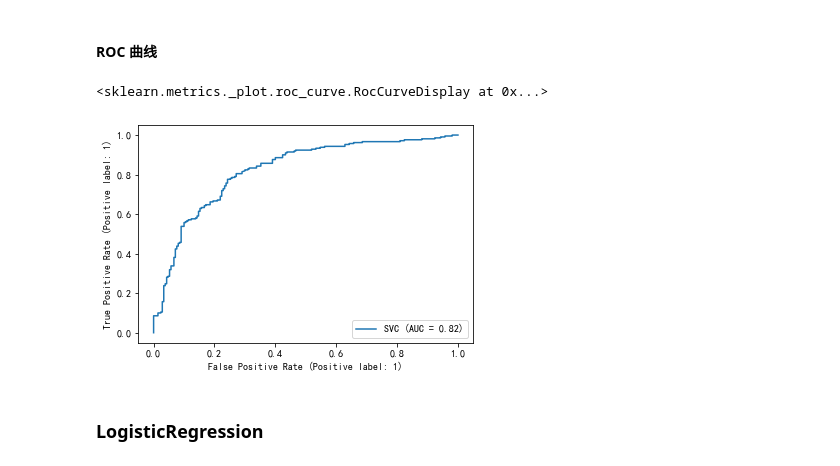
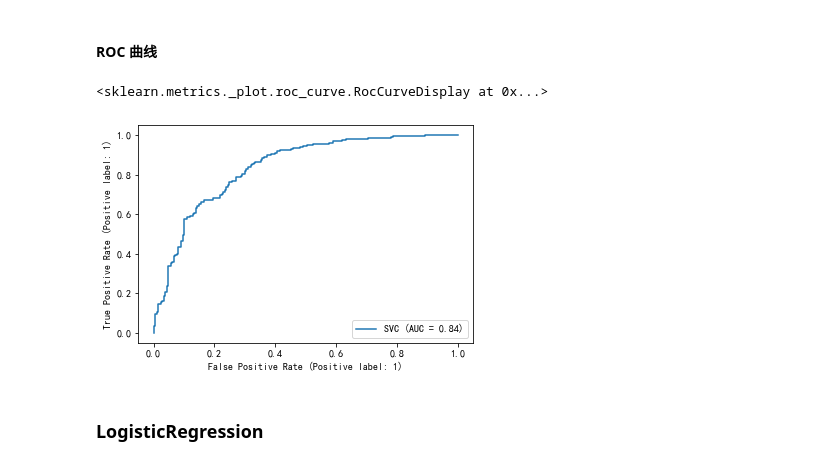
Before and after one commit to Step2312/Code, a Jupyter notebook: dpn/dpn-版本11987.ipynb, the cells around one changed output. Saved outputs shown, nothing was run; the diff lists cells and outputs as text; code cells hidden in the pictures.

```diff
--- a/dpn-版本11987.ipynb
+++ b/dpn/dpn-版本11987.ipynb
@@ -281,3 +281,22 @@ NLR     levene-f=3.83   levene-p=0.05   dpnY-mean=2.51  dpnY-std=1.67   dpnN-mea
+# %%
+zh2en = {
+    '年龄':'Age' ,
+    '病程':'Diabetes duration',
+    '活化部分凝血活酶时间（APTT）':'Activeated partial thromboplasting time (APTT)',
+    '总胆固醇':'total cholesterol(TC)',
+    '尿酸':'Uric acid(UA)',
+    '血红蛋白':'Hemoglobin (Hb)',
+    'C2/C0':'C2/C0',
+    'NLR':'NLR',
+    '白蛋白':'Albumin(ALB)',
+    '尿素': 'UREA',
+    '胰岛素抵抗指数':'HOMA-IR',
+    '肌酐':'Creatinine(Cr)',
+    '24h尿蛋白定量':'24-hour urinary protein quantity',
+    '总胆红素':'Total bilirubin',
+    '糖化血红蛋白':'glycated hemoglobin A1C (HbA1c)',
+    '尿蛋白定量':'Urine protein quantity'
+}
 # %% [markdown]
 ## 模型对比
 # %% [markdown]
@@ -419,7 +437,7 @@ plot_roc_curve(clf_xgb,X_shap_test,y_shap_test)
 # %% [markdown]
 ### SVC
 # %%
-TRAIN_SVC = True
+TRAIN_SVC = False
 from sklearn.svm import SVC
 def objective(trial):
     train_x, valid_x, train_y, valid_y = train_test_split(
@@ -448,10 +463,5 @@ if TRAIN_SVC:
 # %%
-fixed_params = {
-    'probability':True,
-    'random_state':43,
-    'C':0.9596793665125436,
-    'gamma':0.49185960563431513
-}
+fixed_params = {'C': 0.9899203552790449, 'break_ties': False, 'cache_size': 200, 'class_weight': None, 'coef0': 0.0, 'decision_function_shape': 'ovr', 'degree': 3, 'gamma': 0.8098439704037791, 'kernel': 'rbf', 'max_iter': -1, 'probability': True, 'random_state': 43, 'shrinking': True, 'tol': 0.001, 'verbose': False}
 if TRAIN_SVC:
     clf_svc = SVC(**study.best_params)
 else:
@@ -499,12 +509,14 @@ if round(np.mean(Accuracy), 3) >=0.8:
 #### SHAP
 # %%
 from sklearn.model_selection import train_test_split
-data = pd.read_excel('./output/dpn/data/dpn_resampled.xlsx')
+import pandas as pd
+data = pd.read_excel('../output/dpn/data/dpn_resampled.xlsx')
 X_shap = data.drop(columns='分组')
+X_shap.rename(columns=zh2en,inplace=True)
 y_shap = data['分组']
-X_shap_train,X_shap_test,y_shap_train,y_shap_test = train_test_split(X_shap,y_shap,test_size=0.5,random_state=43)
+X_shap_train,X_shap_test,y_shap_train,y_shap_test = train_test_split(X_shap,y_shap,test_size=0.7,random_state=43)
 clf_svc.fit(X_shap_train,y_shap_train)
-explainer = shap.KernelExplainer(clf_svc.predict,shap.sample(X_shap_train, 2,random_state=43))
-shap_values_SVC_train = explainer.shap_values(X_shap_test)
-shap.summary_plot(shap_values_SVC_train, X_shap_test)
+explainer = shap.KernelExplainer(clf_svc.predict,shap.sample(X_shap_train, 100,random_state=43))
+shap_values_SVC_test = explainer.shap_values(X_shap_test)
+shap.summary_plot(shap_values_SVC_test, X_shap_test)
 # %% [output]
@@ -524,11 +537,11 @@ AttributeError: predict_proba is not available when  probability=False
 #### ROC 曲线
 # %%
 from sklearn.metrics import plot_roc_curve
-svc_score = round(roc_auc_score(y_shap_test,clf_svc_pred),2)
+svc_score = round(roc_auc_score(y_shap_test,clf_svc_pred),3)
 plot_roc_curve(clf_svc,X_shap_test,y_shap_test)
 # %% [output]
 <sklearn.metrics._plot.roc_curve.RocCurveDisplay at 0x...>
-[figure, old version]
+[figure, new version]
 # %% [markdown]
 ### LogisticRegression
 # %%
```
Also changed, not shown: parts of 25 cells of this notebook, 5 other files.
